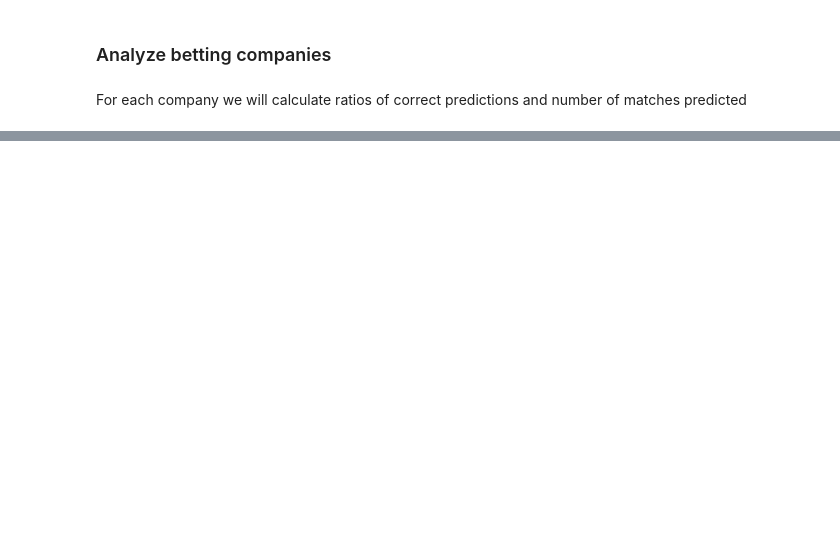
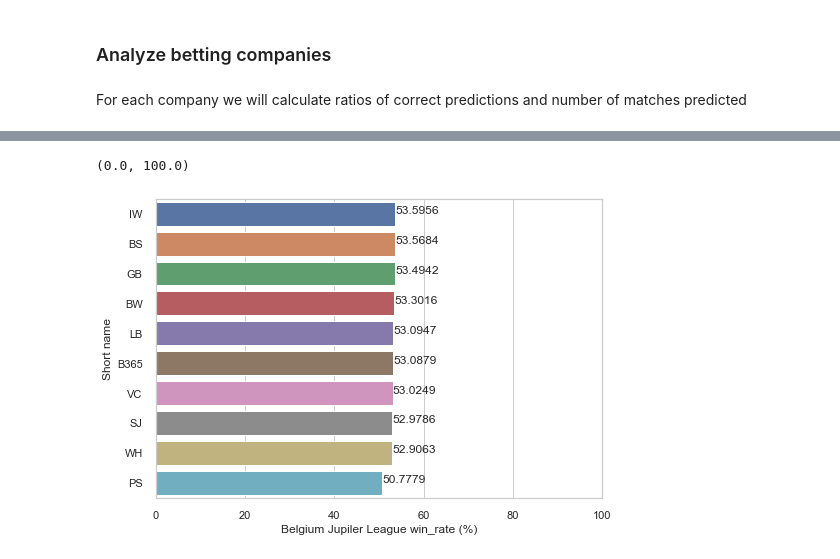
Before and after one commit to hieuhuynhcao/DSProgramming_Final, a Jupyter notebook: project.ipynb, the cells around one changed output, grey strips where cells are left out. Saved outputs shown, nothing was run; the diff lists cells and outputs as text; code cells hidden in the pictures; blank space fills up the shorter version.

```diff
--- a/project.ipynb
+++ b/project.ipynb
@@ -848,4 +854,0 @@ for item in companies['Short name']:
-# %%
-companies['successful_rate (%)'] = companies_rates
-companies['matches'] = matches
-companies
@@ -863,0 +869,32 @@ companies
+# %%
+def show_values(axs, orient="v", space=.01):
+    def _single(ax):
+        if orient == "v":
+            for p in ax.patches:
+                _x = p.get_x() + p.get_width() / 2
+                _y = p.get_y() + p.get_height() + (p.get_height()*0.01)
+                value = '{:.4f}'.format(p.get_height())
+                ax.text(_x, _y, value, ha="center")
+        elif orient == "h":
+            for p in ax.patches:
+                _x = p.get_x() + p.get_width() + float(space)
+                _y = p.get_y() + p.get_height() - (p.get_height()*0.5)
+                value = '{:.4f}'.format(p.get_width())
+                ax.text(_x, _y, value, ha="left")
+
+    if isinstance(axs, np.ndarray):
+        for idx, ax in np.ndenumerate(axs):
+            _single(ax)
+    else:
+        _single(axs)
+# %%
+league = companies[['Short name', 'Company name', 'Belgium Jupiler League win_rate (%)',	'Belgium Jupiler League matches']]
+league = league.sort_values(by=['Belgium Jupiler League win_rate (%)','Belgium Jupiler League matches'], ascending=False)
+# %%
+sns.set_theme(style="whitegrid")
+p = sns.barplot(y = 'Short name', x ='Belgium Jupiler League win_rate (%)', data=league,orient="h")
+show_values(p, "h", space= 0.09)
+plt.xlim(0,100)
+# %% [output]
+(0.0, 100.0)
+[figure, added]
```
Also changed, not shown: parts of 5 cells of this notebook.
